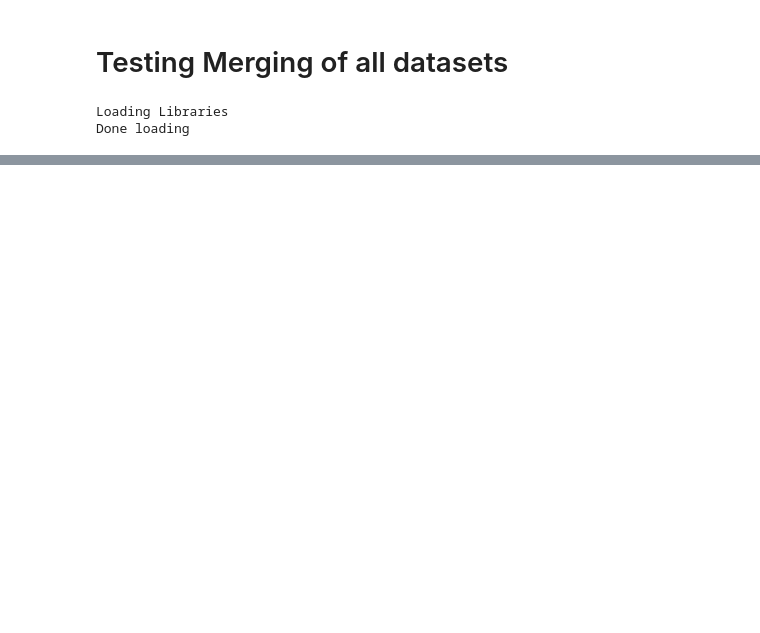
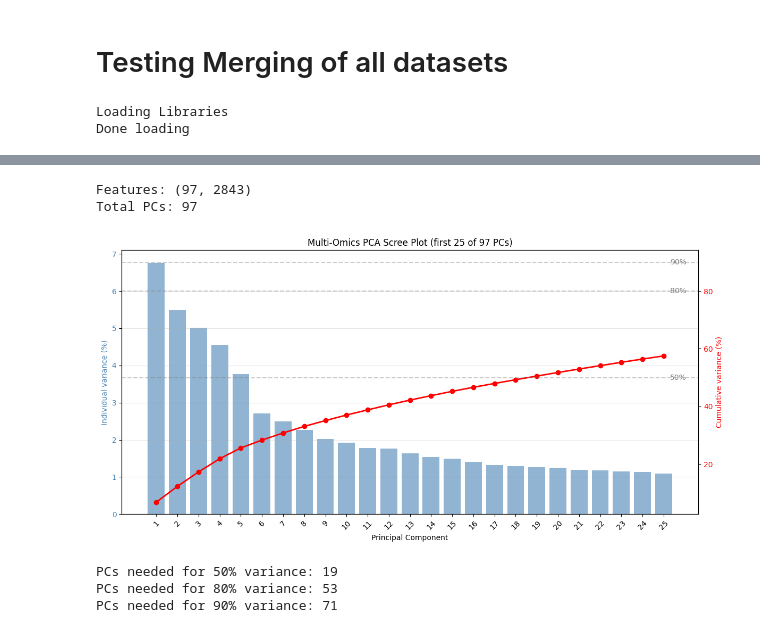
Before and after one commit to Roman0-5/RA-Map-EDA, a Jupyter notebook: notebooks/merging.ipynb, the cells around one changed output, grey strips where cells are left out. Cells and saved outputs as stored; diff of their text form; code cells hidden in the pictures; blank space fills up the shorter version.

```diff
--- a/notebooks/merging.ipynb
+++ b/notebooks/merging.ipynb
@@ -34,0 +253,77 @@ Only Clinical: 275
+# %%
+import numpy as np
+import matplotlib.pyplot as plt
+from sklearn.preprocessing import StandardScaler
+from sklearn.decomposition import PCA
+import pandas as pd
+
+# 1. Multi-Omics laden
+df_multi_omics = pd.read_parquet('../mid_processing_datasets/multi_omics_bl.parquet')
+
+# 2. Nur numerische Features
+feature_cols = df_multi_omics.select_dtypes(include='number').columns.tolist()
+X = df_multi_omics[feature_cols].copy()
+
+# 3. Missings imputieren
+X_imputed = X.fillna(X.median())
+
+# 4. Standardisieren
+scaler = StandardScaler()
+X_scaled = scaler.fit_transform(X_imputed)
+
+# 5. PCA mit allen möglichen Komponenten
+pca = PCA()
+pcs = pca.fit_transform(X_scaled)
+
+print(f"Features: {X.shape}")
+print(f"Total PCs: {len(pca.explained_variance_ratio_)}")
+
+# 6. Scree Plot
+n_show = 25   # erste 30 PCs anzeigen
+explained = pca.explained_variance_ratio_[:n_show]
+cumulative = np.cumsum(pca.explained_variance_ratio_)[:n_show]
+
+fig, ax1 = plt.subplots(figsize=(12, 6))
+x = range(1, n_show + 1)
+
+# Balken: individuelle Varianz
+ax1.bar(x, explained * 100, alpha=0.6, color='steelblue', label='Individual')
+ax1.set_xlabel('Principal Component')
+ax1.set_ylabel('Individual variance (%)', color='steelblue')
+ax1.tick_params(axis='y', labelcolor='steelblue')
+
+# Linie: kumulative Varianz
+ax2 = ax1.twinx()
+ax2.plot(x, cumulative * 100, 'ro-', linewidth=2, markersize=6, label='Cumulative')
+ax2.set_ylabel('Cumulative variance (%)', color='red')
+ax2.tick_params(axis='y', labelcolor='red')
+
+# Referenzlinien bei 50%, 80%, 90%
+for threshold in [50, 80, 90]:
+    ax2.axhline(y=threshold, color='gray', linestyle='--', alpha=0.4)
+    ax2.text(n_show + 0.3, threshold, f'{threshold}%', color='gray', va='center')
+
+ax1.set_title(f'Multi-Omics PCA Scree Plot (first {n_show} of {len(pca.explained_variance_ratio_)} PCs)')
+ax1.set_xticks(x)
+ax1.set_xticklabels(x, rotation=45)
+ax1.grid(alpha=0.3, axis='y')
+
+plt.tight_layout()
+plt.savefig('../reports/multi_omics_pca_scree.png', dpi=100, bbox_inches='tight')
+plt.show()
+
+# 7. Ausgabe wie viele PCs für die Schwellen
+cum_all = np.cumsum(pca.explained_variance_ratio_)
+n_50 = np.argmax(cum_all >= 0.50) + 1
+n_80 = np.argmax(cum_all >= 0.80) + 1
+n_90 = np.argmax(cum_all >= 0.90) + 1
+print(f"\nPCs needed for 50% variance: {n_50}")
+print(f"PCs needed for 80% variance: {n_80}")
+print(f"PCs needed for 90% variance: {n_90}")
+# %% [output]
+Features: (97, 2843)
+Total PCs: 97
+[figure, added]
+PCs needed for 50% variance: 19
+PCs needed for 80% variance: 53
+PCs needed for 90% variance: 71
```
Also changed, not shown: parts of 10 cells of this notebook, 13 other files.
